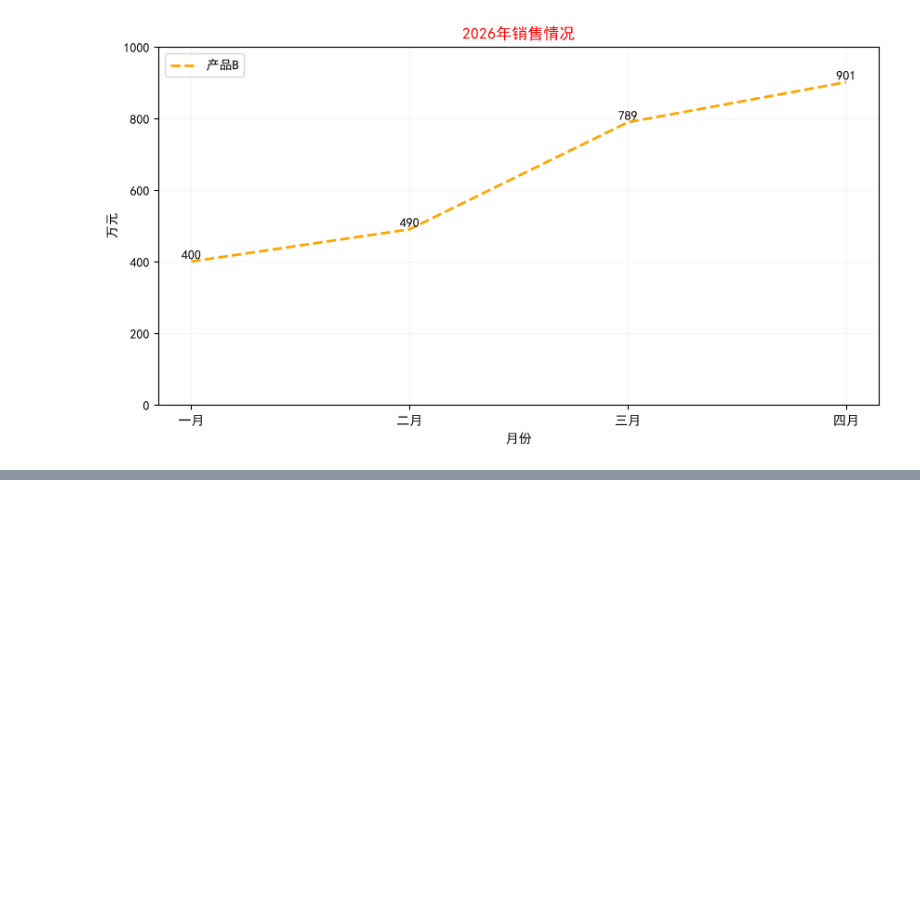
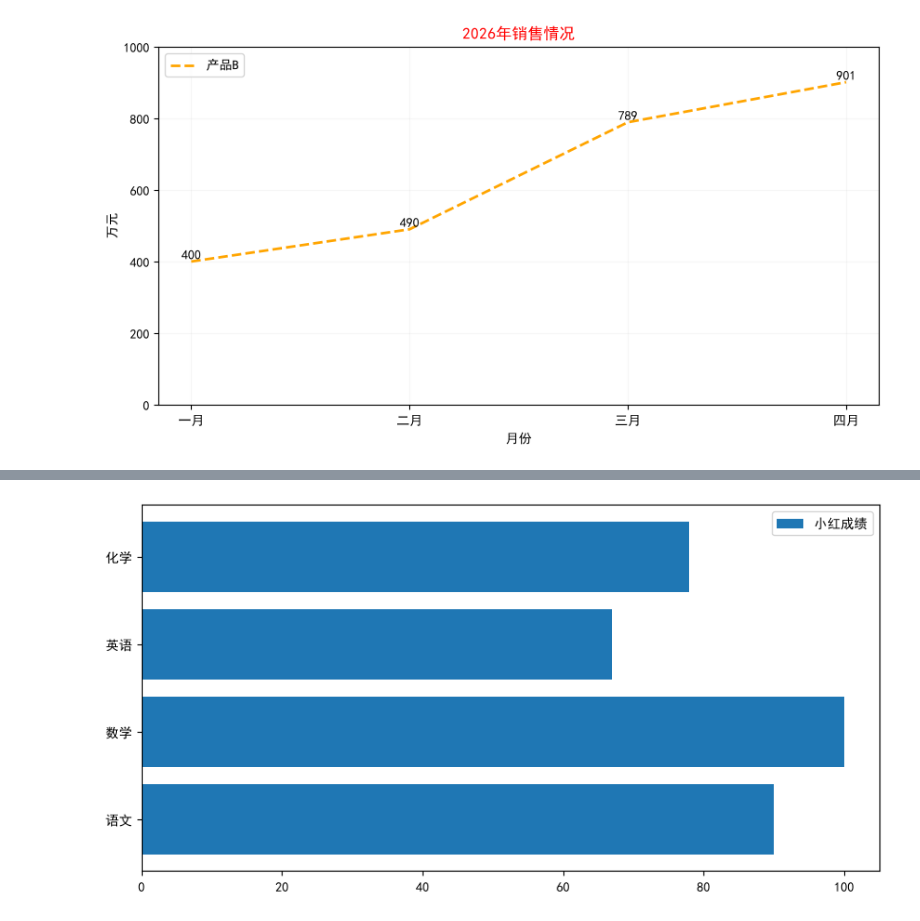
Before and after one commit to superiony/Data-analyse, a Jupyter notebook: day05/test4.ipynb, the cells around one changed output, grey strips where cells are left out. Drawn from its saved outputs; the diff is of its cells as text; code cells hidden in the pictures; blank space fills up the shorter version.

```diff
--- a/day05/test4.ipynb
+++ b/day05/test4.ipynb
@@ -43,0 +78,17 @@ plt.show()
+# %%
+# 条形图学习
+import matplotlib.pyplot as plt
+from matplotlib import rcParams
+rcParams['font.family']='SimHei'# 设置字体
+# 创建图片,设置大小,相当于是一个画布
+plt.figure(figsize=(10,5))
+
+subjects=['语文','数学','英语','化学']
+scores=[90,100,67,78]
+plt.barh(subjects,scores,label='小红成绩')
+plt.legend(loc='upper right')
+
+plt.show()
+# 后续修改什么横坐标和纵坐标的操作,都差不多,就不过多演示了
+# %% [output]
+[figure, added]
```
Also changed, not shown: parts of 6 cells of this notebook.
